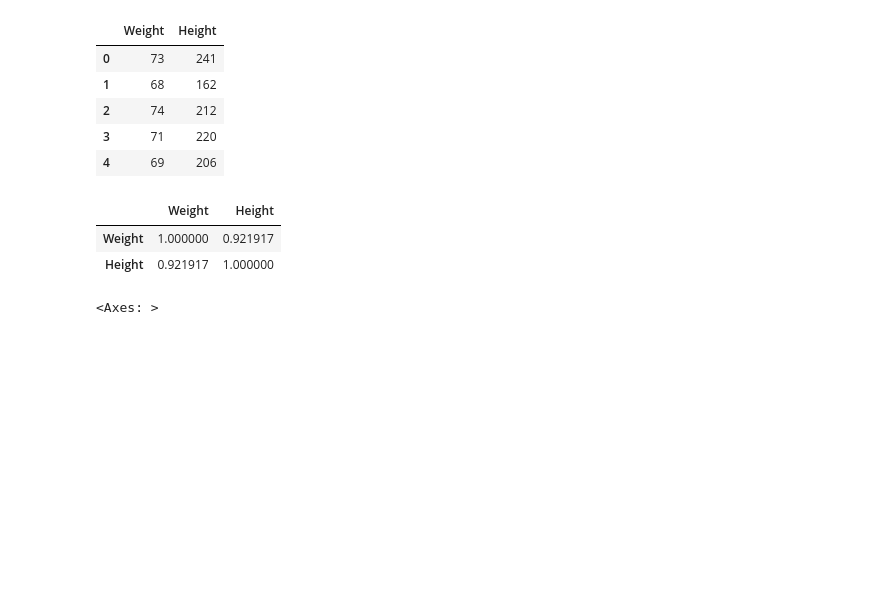
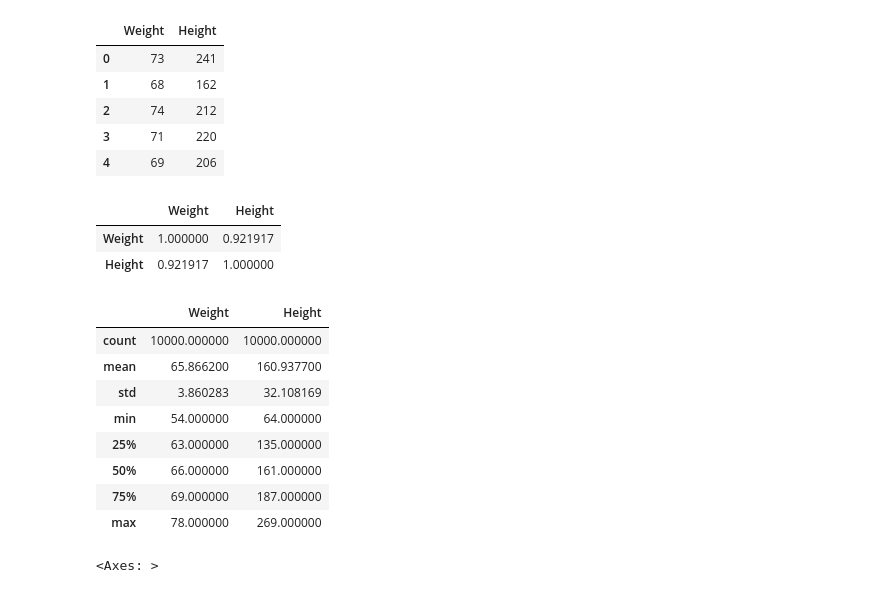
Before and after one commit to Ashok-Prajapati2/Machine-Learning, a Jupyter notebook: simple-linear-reg.ipynb, the cells around one changed output. Saved outputs shown, nothing was run; the diff lists cells and outputs as text; code cells hidden in the pictures; blank space fills up the shorter version.

```diff
--- a/simple-linear-reg.ipynb
+++ b/simple-linear-reg.ipynb
@@ -53,6 +53,18 @@ df.corr()
 |  | Weight | Height |
 | Weight | 1.000000 | 0.921917 |
 | Height | 0.921917 | 1.000000 |
+# %%
+df.describe()
+# %% [output]
+|  | Weight | Height |
+| count | 10000.000000 | 10000.000000 |
+| mean | 65.866200 | 160.937700 |
+| std | 3.860283 | 32.108169 |
+| min | 54.000000 | 64.000000 |
+| 25% | 63.000000 | 135.000000 |
+| 50% | 66.000000 | 161.000000 |
+| 75% | 69.000000 | 187.000000 |
+| max | 78.000000 | 269.000000 |
 # %%
 import seaborn as sns
 sns.heatmap(df.corr(), annot=True)
```
Also changed, not shown: parts of 1 cell of this notebook, 2 other files.
